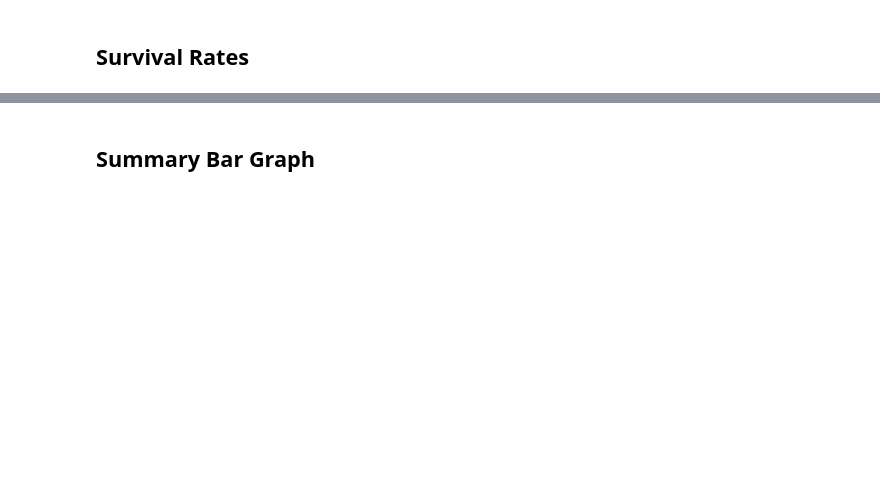
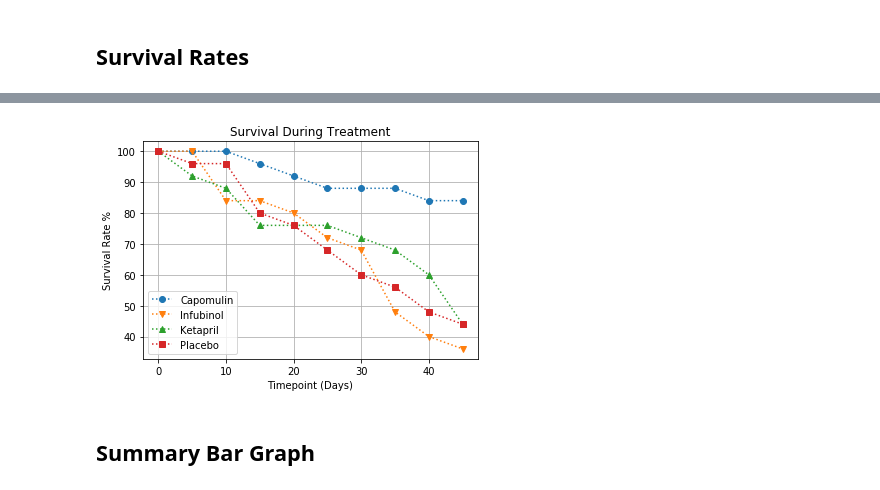
Before and after one commit to faznaimov/matplotlib-challenge, a Jupyter notebook: Pymaceuticals/pymaceuticals_starter.ipynb, the cells around one changed output, grey strips where cells are left out. Saved outputs shown, nothing was run; the diff lists cells and outputs as text; code cells hidden in the pictures; blank space fills up the shorter version.

```diff
--- a/Pymaceuticals/pymaceuticals_starter.ipynb
+++ b/Pymaceuticals/pymaceuticals_starter.ipynb
@@ -182,7 +174,11 @@ plt.show()
 ## Survival Rates
 # %%
 # Store the Count of Mice Grouped by Drug and Timepoint (W can pass any metric)
+mice_count = merged.groupby(['Drug','Timepoint'])["Mouse ID"].count()
 
 # Convert to DataFrame
+mice_count_df=pd.DataFrame(mice_count)
+mice_count_df=mice_count_df.reset_index()
 
 # Preview DataFrame
+mice_count_df.head()
@@ -197,4 +192,6 @@ plt.show()
 # %%
 # Minor Data Munging to Re-Format the Data Frames
+mice_count_p = mice_count_df.pivot(index='Timepoint',columns='Drug',values='Mouse ID')
 
 # Preview the Data Frame
+mice_count_p.head()
@@ -220,3 +206,27 @@ plt.show()
+# %%
+# Generate the Plot (Accounting for percentages)
+x_axis = merged["Timepoint"].unique()
+
+fig, ax = plt.subplots()
+ax.errorbar(x_axis, (mice_count_p["Capomulin"]/mice_count_p["Capomulin"].max()*100),fmt="o",ls=':')
+ax.errorbar(x_axis, (mice_count_p["Infubinol"]/mice_count_p["Infubinol"].max()*100),fmt="v",ls=':')
+ax.errorbar(x_axis, (mice_count_p["Ketapril"]/mice_count_p["Ketapril"].max()*100),fmt="^",ls=':')
+ax.errorbar(x_axis, (mice_count_p["Placebo"]/mice_count_p["Placebo"].max()*100),fmt="s",ls=':')
+
+
+plt.grid()
+plt.legend(loc="best")
+plt.title("Survival During Treatment")
+plt.xlabel("Timepoint (Days)")
+plt.ylabel("Survival Rate %")
+
+# Save the Figure
+plt.savefig('Survival.png')
+
+# Show the Figure
+plt.show()
+# %% [output]
+[figure, added]
 # %% [markdown]
 ## Summary Bar Graph
 # %%
```
Also changed, not shown: parts of 27 cells of this notebook, 4 other files.
